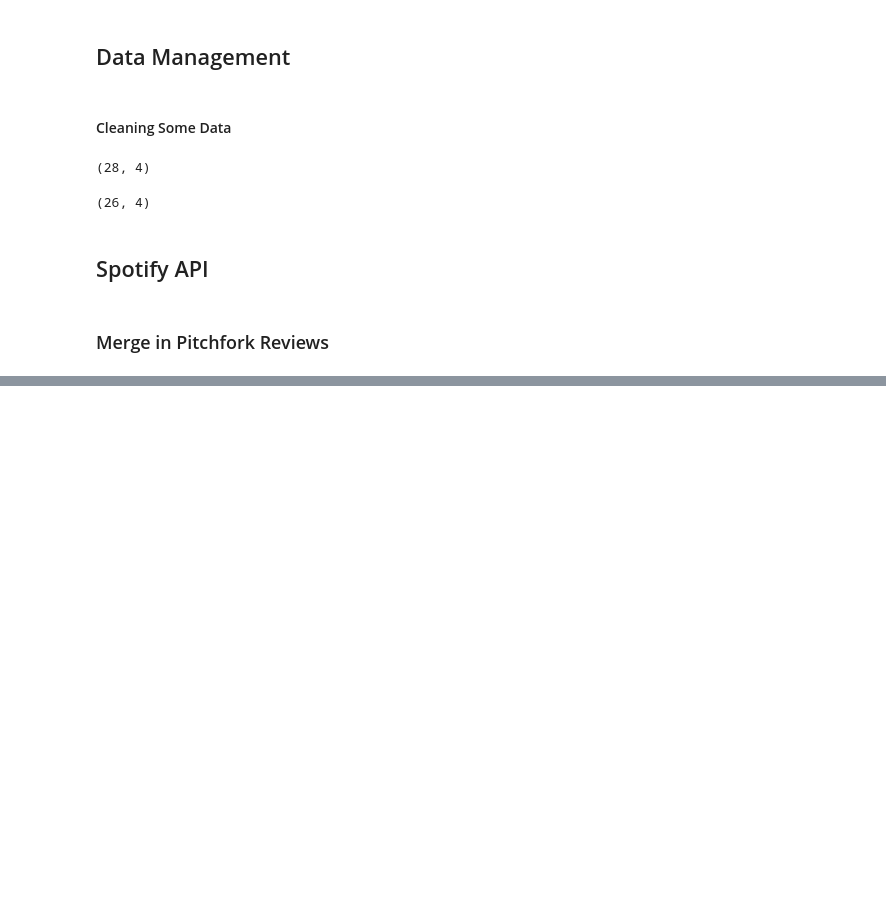
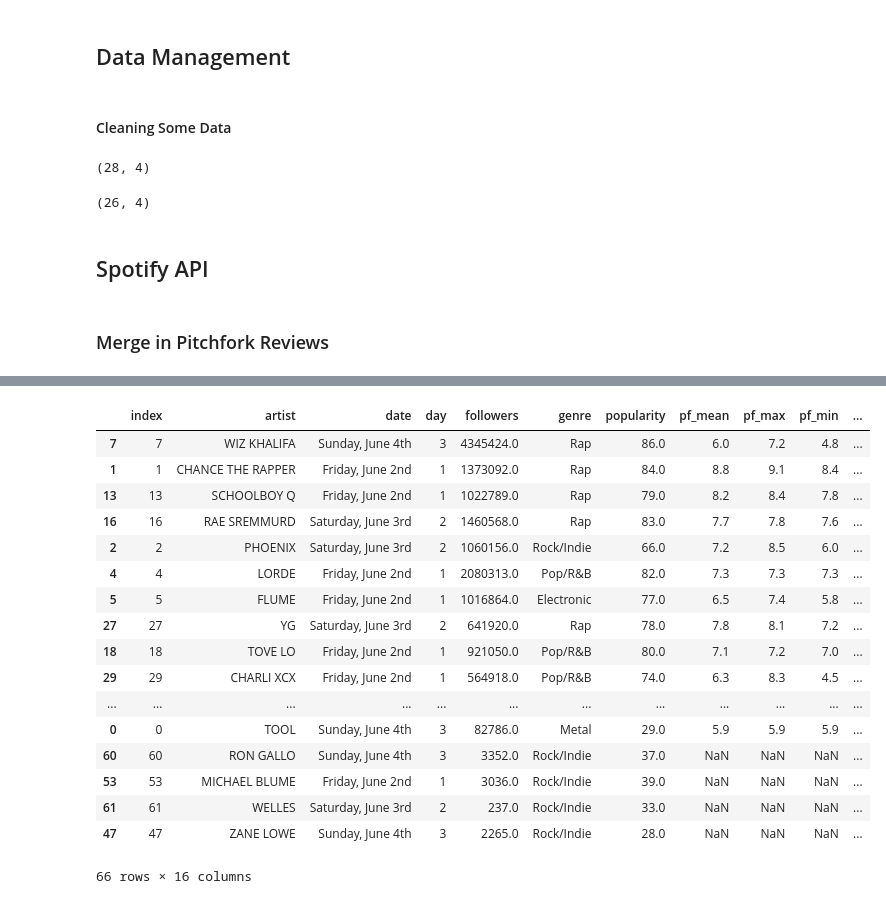
Before and after one commit to timdmulligan/govs_ball_schedule, a Jupyter notebook: crawl_govs_ball.ipynb, the cells around one changed output, grey strips where cells are left out. Drawn from its saved outputs; the diff is of its cells as text; code cells hidden in the pictures; blank space fills up the shorter version.

```diff
--- a/crawl_govs_ball.ipynb
+++ b/crawl_govs_ball.ipynb
@@ -244,0 +234,57 @@ score_metrics
+# %%
+#write back to the data
+con = sqlite3.connect("pitchfork-data.db")
+gb = pd.read_sql_query("SELECT * FROM govs_ball_enriched", con)
+gbe = gb.merge(score_metrics, on = "artist", how = "left")
+gbe["genre"] = np.where(gbe["pf_genre"].isnull(), gbe["genre"], gbe["pf_genre"])
+del gbe["pf_genre"]
+#Clean up Genre Row
+gbe["genre"] = np.where(gbe["genre"].isin(["Rap", "Pop/R&B", "Rock", "Electronic", "Metal"]),
+                  gbe["genre"],
+                  np.where(gbe["genre"].str.contains("hip hop"),
+                     "Rap",
+                     np.where(gbe["genre"].str.contains("RockElectronic"),
+                        "Rock",
+                        np.where(gbe["genre"].str.contains("rock"),
+                           "Rock",
+                           np.where(gbe["genre"].str.contains("pop"),
+                              "Pop/R&B",
+                              np.where(gbe["genre"].str.contains("electronic"),
+                                 "Electronic",
+                                 np.where(gbe["genre"].str.contains("electronic"),
+                                    "Electronic",
+                                    "Rock")))))))
+
+gbe["genre"] = np.where(gbe["genre"].isin(["Rock"]),
+                        "Rock/Indie",
+                        gbe["genre"])
+con.close()
+gbe["popularity_rank"] = gbe["popularity"].rank(ascending = False)
+gbe["fan_base_rank"] = gbe["followers"].rank(ascending = False)
+#Bump up artisits who have been reviewed several times
+gbe["critical_rank"] = (gbe["pf_mean"]+(gbe["pf_count"])).rank(ascending = False)
+gbe["critical_rank"] = np.where(gbe["critical_rank"].isnull(),
+                                gbe["critical_rank"].mean(),
+                                gbe["critical_rank"])
+gbe["total_ranking_score"] = gbe.iloc[:,-3:].sum(axis = 1)
+gbe["total_rank"] = gbe["total_ranking_score"].rank(ascending = True)
+gbe.sort_values("total_rank")
+# %% [output]
+|  | index | artist | date | day | followers | genre | popularity | pf_mean | pf_max | pf_min | ... |
+| 7 | 7 | WIZ KHALIFA | Sunday, June 4th | 3 | 4345424.0 | Rap | 86.0 | 6.0 | 7.2 | 4.8 | ... |
+| 1 | 1 | CHANCE THE RAPPER | Friday, June 2nd | 1 | 1373092.0 | Rap | 84.0 | 8.8 | 9.1 | 8.4 | ... |
+| 13 | 13 | SCHOOLBOY Q | Friday, June 2nd | 1 | 1022789.0 | Rap | 79.0 | 8.2 | 8.4 | 7.8 | ... |
+| 16 | 16 | RAE SREMMURD | Saturday, June 3rd | 2 | 1460568.0 | Rap | 83.0 | 7.7 | 7.8 | 7.6 | ... |
+| 2 | 2 | PHOENIX | Saturday, June 3rd | 2 | 1060156.0 | Rock/Indie | 66.0 | 7.2 | 8.5 | 6.0 | ... |
+| 4 | 4 | LORDE | Friday, June 2nd | 1 | 2080313.0 | Pop/R&B | 82.0 | 7.3 | 7.3 | 7.3 | ... |
+| 5 | 5 | FLUME | Friday, June 2nd | 1 | 1016864.0 | Electronic | 77.0 | 6.5 | 7.4 | 5.8 | ... |
+| 27 | 27 | YG | Saturday, June 3rd | 2 | 641920.0 | Rap | 78.0 | 7.8 | 8.1 | 7.2 | ... |
+| 18 | 18 | TOVE LO | Friday, June 2nd | 1 | 921050.0 | Pop/R&B | 80.0 | 7.1 | 7.2 | 7.0 | ... |
+| 29 | 29 | CHARLI XCX | Friday, June 2nd | 1 | 564918.0 | Pop/R&B | 74.0 | 6.3 | 8.3 | 4.5 | ... |
+| ... | ... | ... | ... | ... | ... | ... | ... | ... | ... | ... | ... |
+| 0 | 0 | TOOL | Sunday, June 4th | 3 | 82786.0 | Metal | 29.0 | 5.9 | 5.9 | 5.9 | ... |
+| 60 | 60 | RON GALLO | Sunday, June 4th | 3 | 3352.0 | Rock/Indie | 37.0 | NaN | NaN | NaN | ... |
+| 53 | 53 | MICHAEL BLUME | Friday, June 2nd | 1 | 3036.0 | Rock/Indie | 39.0 | NaN | NaN | NaN | ... |
+| 61 | 61 | WELLES | Saturday, June 3rd | 2 | 237.0 | Rock/Indie | 33.0 | NaN | NaN | NaN | ... |
+| 47 | 47 | ZANE LOWE | Sunday, June 4th | 3 | 2265.0 | Rock/Indie | 28.0 | NaN | NaN | NaN | ... |
+66 rows × 16 columns
```
Also changed, not shown: parts of 5 cells of this notebook, 1 other file.
